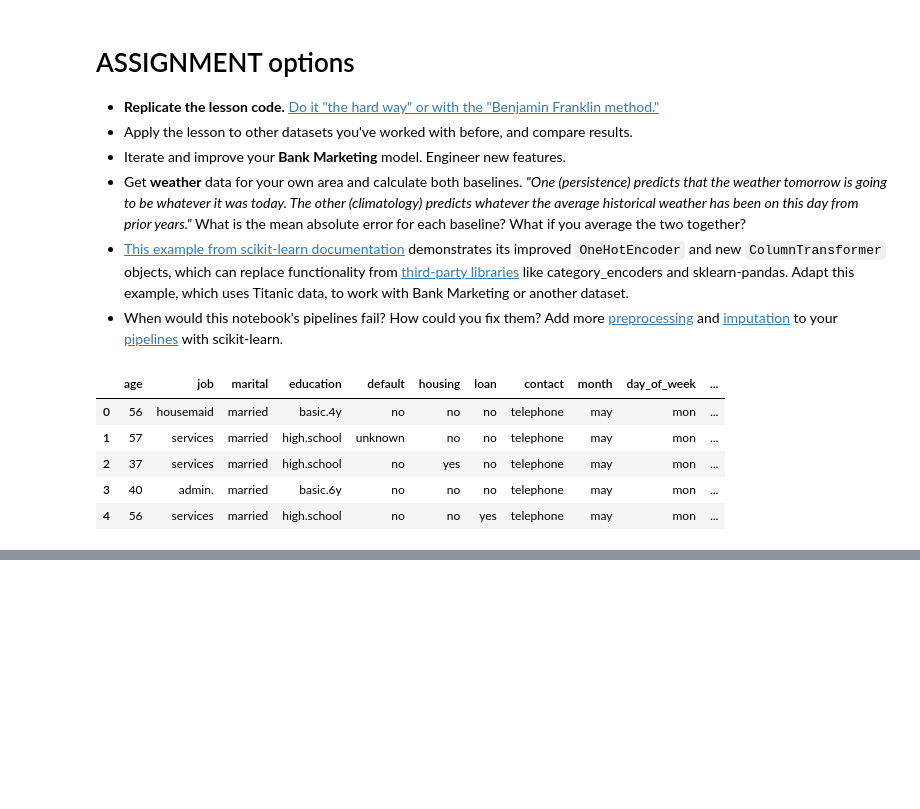
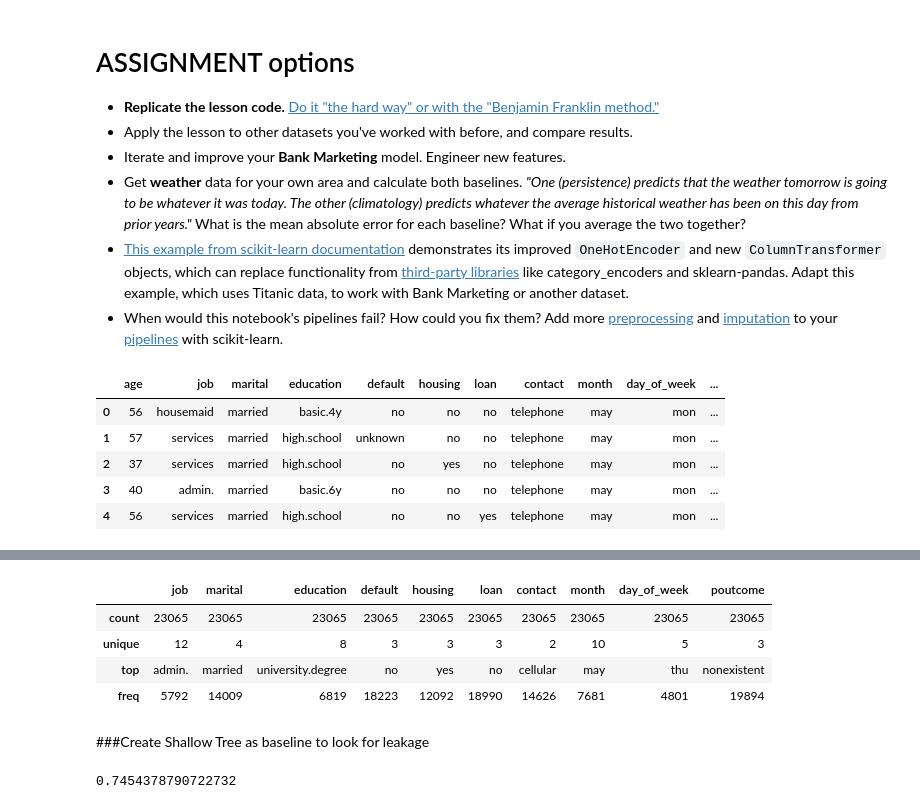
Before and after one commit to LambdaSchool/DS-Unit-2-Sprint-3-Classification-Validation, a Jupyter notebook: module2-baselines-validation/LS_DS_232_Baselines_Validation.ipynb, the cells around one changed output, grey strips where cells are left out. Saved outputs shown, nothing was run; the diff lists cells and outputs as text; code cells hidden in the pictures; blank space fills up the shorter version.

Commit message:
Reproducing code - Shallow tree

```diff
--- a/module2-baselines-validation/LS_DS_232_Baselines_Validation.ipynb
+++ b/module2-baselines-validation/LS_DS_232_Baselines_Validation.ipynb
@@ -559,0 +662,9 @@ bank.head()
+# %%
+#Numeric features
+X_train.describe(exclude='number')
+# %% [output]
+|  | job | marital | education | default | housing | loan | contact | month | day_of_week | poutcome |
+| count | 23065 | 23065 | 23065 | 23065 | 23065 | 23065 | 23065 | 23065 | 23065 | 23065 |
+| unique | 12 | 4 | 8 | 3 | 3 | 3 | 2 | 10 | 5 | 3 |
+| top | admin. | married | university.degree | no | yes | no | cellular | may | thu | nonexistent |
+| freq | 5792 | 14009 | 6819 | 18223 | 12092 | 18990 | 14626 | 7681 | 4801 | 19894 |
@@ -559,0 +675,19 @@ bank.head()
+# %% [markdown]
+###Create Shallow Tree as baseline to look for leakage
+# %%
+#Import decision tree classifier from sklearn library
+from sklearn.tree import DecisionTreeClassifier
+
+#Save the function and specify how many splits
+tree = DecisionTreeClassifier(max_depth=2)
+
+#Fit the tree model of numeric train data
+tree.fit(X_train_numeric, y_train)
+
+#Predict y with validation of numeric. Slice it to get probabilty of yes
+y_pred_proba = tree.predict_proba(X_val_numeric)[:,1]
+
+#ROC AUC Score
+roc_auc_score(y_val, y_pred_proba)
+# %% [output]
+0.7454378790722732
```
Also changed, not shown: parts of 15 cells of this notebook.
